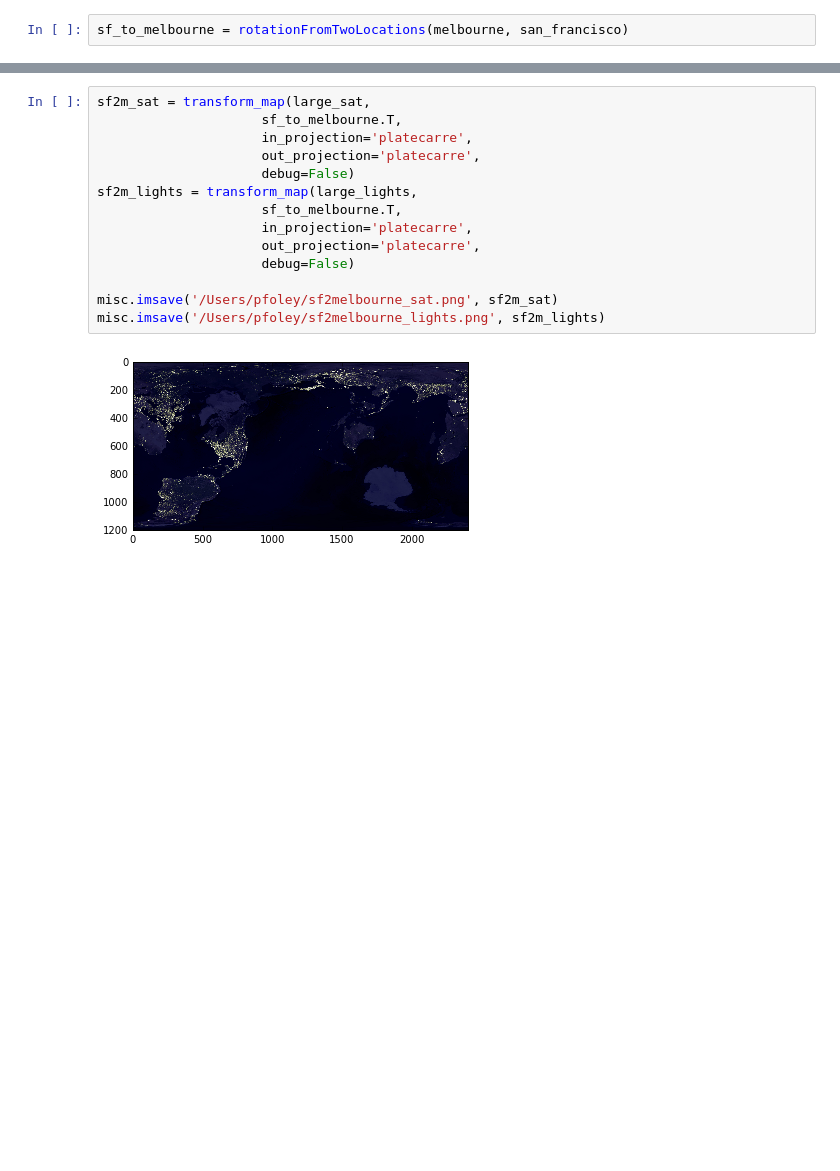
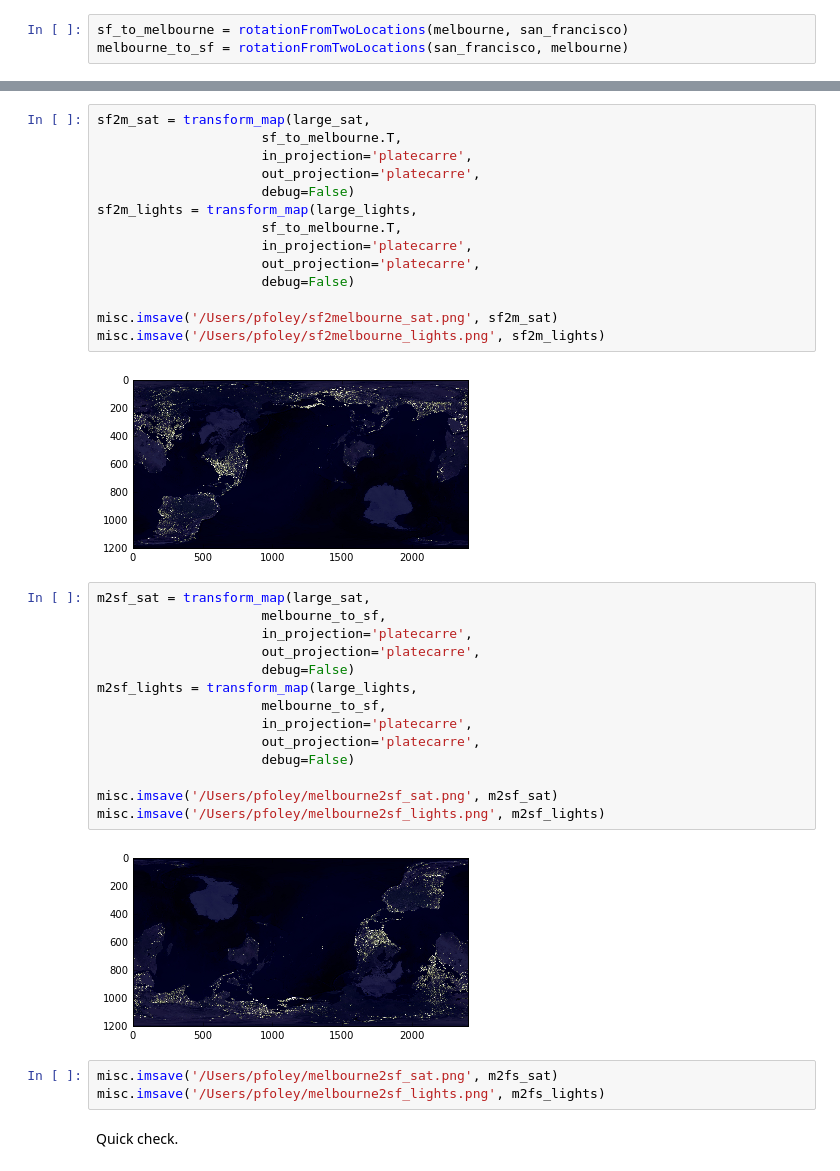
Before and after one commit to patrickeganfoley/map_orientations, a Jupyter notebook: map_projections/map_projections.ipynb, the cells around one changed output, grey strips where cells are left out. Drawn from its saved outputs; the diff is of its cells as text; blank space fills up the shorter version.

Commit message:
Added rotations from latlongs examples.  Gall Peters has a bug somewhere.

```diff
--- a/map_projections/map_projections.ipynb
+++ b/map_projections/map_projections.ipynb
@@ -79,5 +83,6 @@ from projections import rotationFromTwoLocations
 # %%
 sf_to_melbourne = rotationFromTwoLocations(melbourne, san_francisco)
+melbourne_to_sf = rotationFromTwoLocations(san_francisco, melbourne)
 # %%
 sf_to_melbourne
 # %% [output]
@@ -149,3 +160,24 @@ misc.imsave('/Users/pfoley/sf2melbourne_sat.png', sf2m_sat)
 misc.imsave('/Users/pfoley/sf2melbourne_lights.png', sf2m_lights)
 # %% [output]
 [figure]
+# %%
+m2sf_sat = transform_map(large_sat,
+                     melbourne_to_sf,
+                     in_projection='platecarre',
+                     out_projection='platecarre',
+                     debug=False)
+m2sf_lights = transform_map(large_lights,
+                     melbourne_to_sf,
+                     in_projection='platecarre',
+                     out_projection='platecarre',
+                     debug=False)
+
+misc.imsave('/Users/pfoley/melbourne2sf_sat.png', m2sf_sat)
+misc.imsave('/Users/pfoley/melbourne2sf_lights.png', m2sf_lights)
+# %% [output]
+[figure, added]
+# %%
+misc.imsave('/Users/pfoley/melbourne2sf_sat.png', m2fs_sat)
+misc.imsave('/Users/pfoley/melbourne2sf_lights.png', m2fs_lights)
+# %% [markdown]
+Quick check.
```
Also changed, not shown: parts of 13 cells of this notebook.
